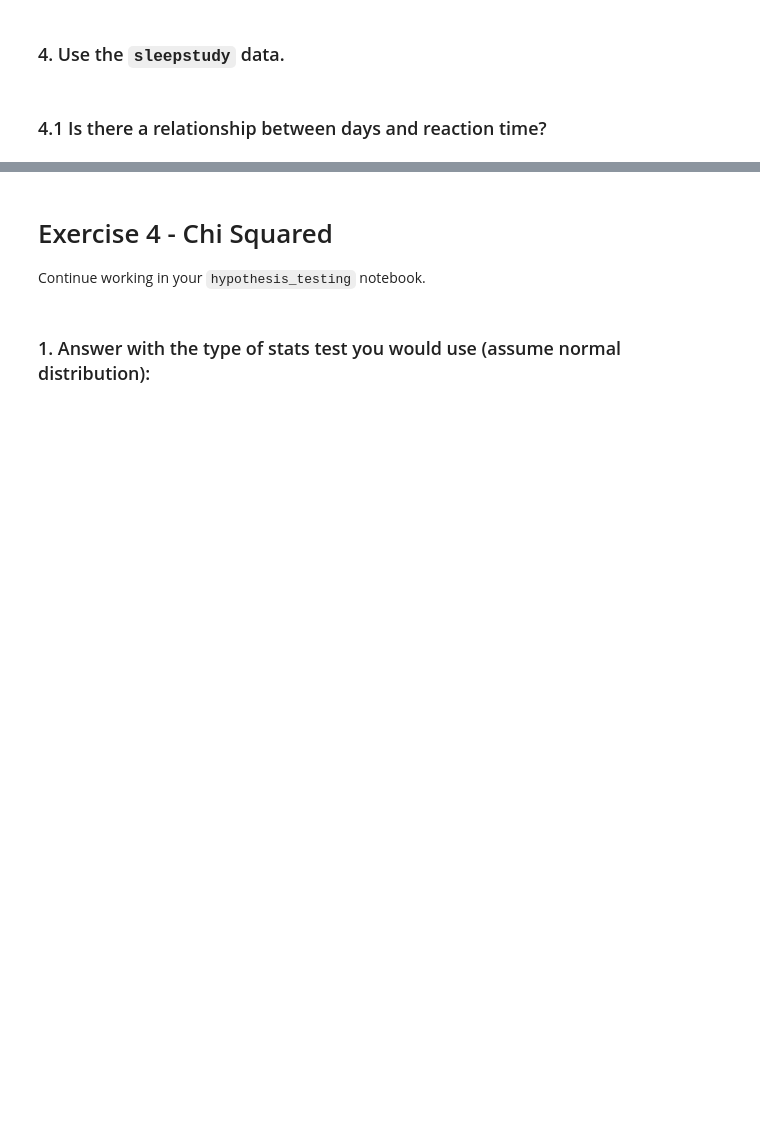
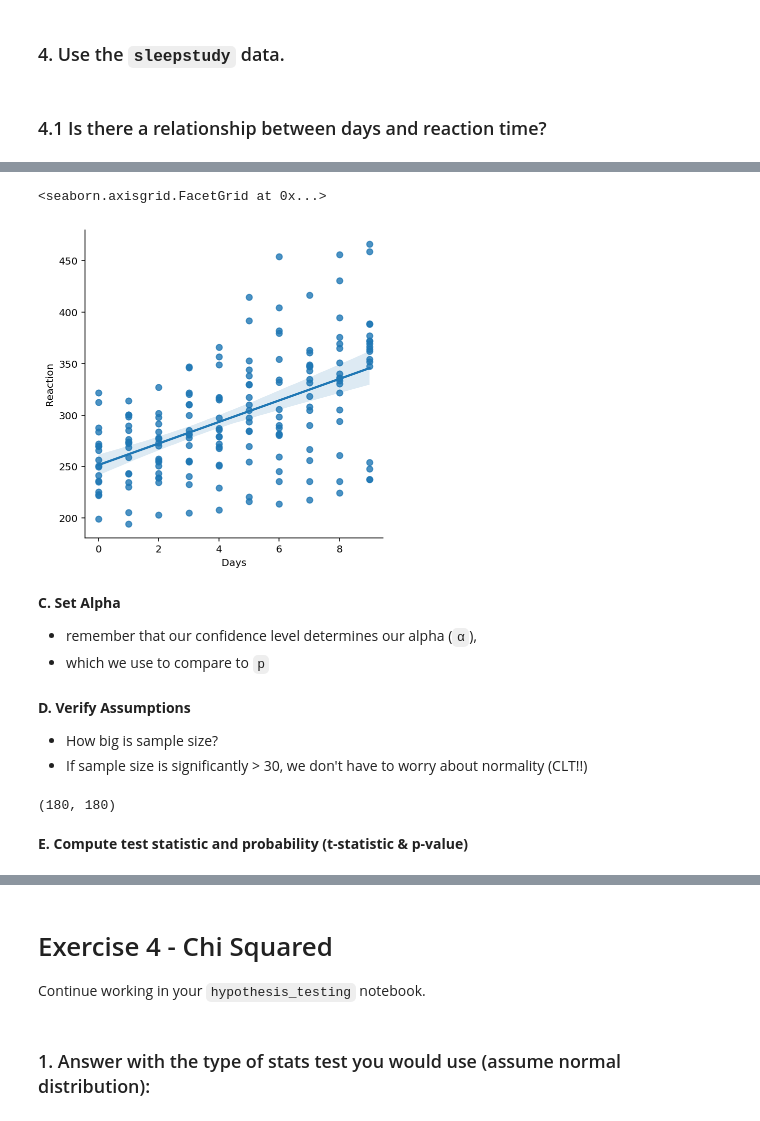
Before and after one commit to QMCBT-JustinEvans/statistics-exercises, a Jupyter notebook: hypothesis_testing.ipynb, the cells around one changed output, grey strips where cells are left out. Saved outputs shown, nothing was run; the diff lists cells and outputs as text; code cells hidden in the pictures; blank space fills up the shorter version.

````diff
--- a/hypothesis_testing.ipynb
+++ b/hypothesis_testing.ipynb
@@ -1156,0 +1332,9 @@ Reject the null hypothesis
+# %%
+sns.lmplot(data=sleep_df, x='Days', y='Reaction')
+# %% [output]
+<seaborn.axisgrid.FacetGrid at 0x...>
+[figure, added]
+# %% [markdown]
+**C. Set Alpha**
+* remember that our confidence level determines our alpha (```α```),
+* which we use to compare to ```p```
@@ -1156,0 +1343,10 @@ Reject the null hypothesis
+# %% [markdown]
+**D. Verify Assumptions**
+* How big is sample size?
+* If sample size is significantly > 30, we don't have to worry about normality (CLT!!)
+# %%
+sleep_df.Days.count(), sleep_df.Reaction.count()
+# %% [output]
+(180, 180)
+# %% [markdown]
+**E. Compute test statistic and probability (t-statistic & p-value)**
````
Also changed, not shown: parts of 53 cells of this notebook.
